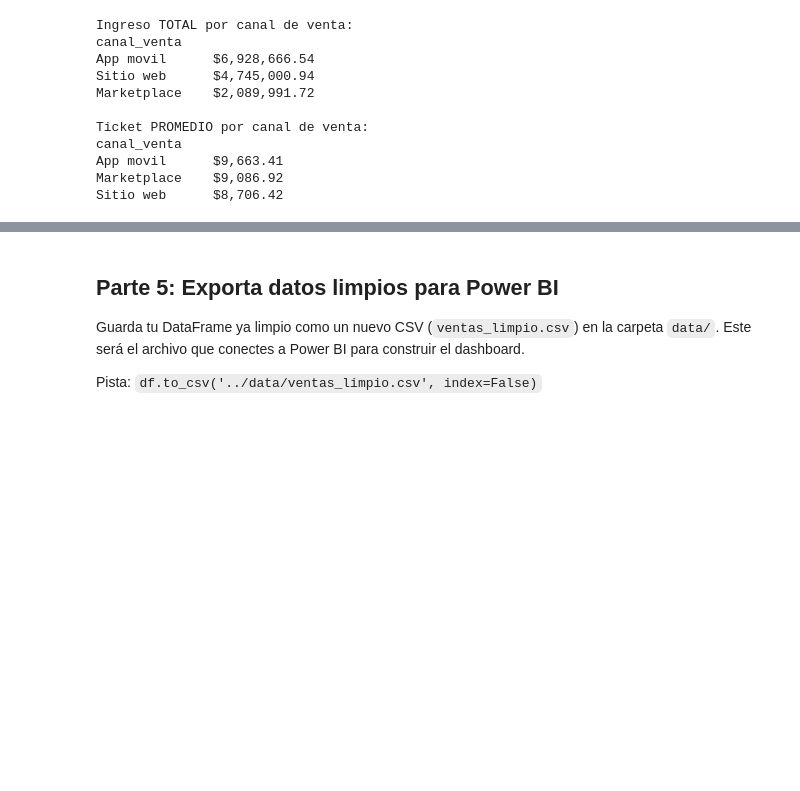
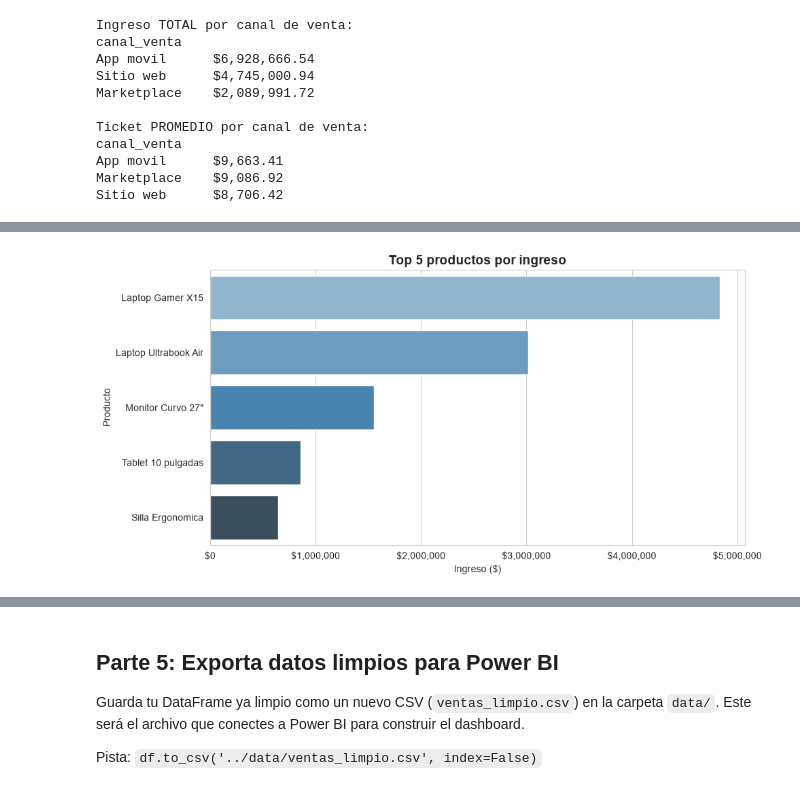
Before and after one commit to javisdata/portafolio-analisis, a Jupyter notebook: 01-analisis-ventas-ecommerce/notebooks/analisis.ipynb, the cells around one changed output, grey strips where cells are left out. Cells and saved outputs as stored; diff of their text form; code cells hidden in the pictures; blank space fills up the shorter version.

```diff
--- a/01-analisis-ventas-ecommerce/notebooks/analisis.ipynb
+++ b/01-analisis-ventas-ecommerce/notebooks/analisis.ipynb
@@ -335,0 +357,16 @@ import seaborn as sns
+# %%
+# b) Top 5 productos por ingreso
+top5_productos = df_completados.groupby('producto')['ingreso'].sum().sort_values(ascending=False).head(5)
+
+fig, ax = plt.subplots(figsize=(10, 5))
+sns.barplot(x=top5_productos.values, y=top5_productos.index, hue=top5_productos.index,
+            palette='Blues_d', legend=False, ax=ax)
+
+ax.set_title('Top 5 productos por ingreso', fontsize=14, fontweight='bold')
+ax.set_xlabel('Ingreso ($)')
+ax.set_ylabel('Producto')
+ax.xaxis.set_major_formatter(formato_dinero)
+plt.tight_layout()
+plt.show()
+# %% [output]
+[figure, added]
```
Also changed, not shown: parts of 6 cells of this notebook.
